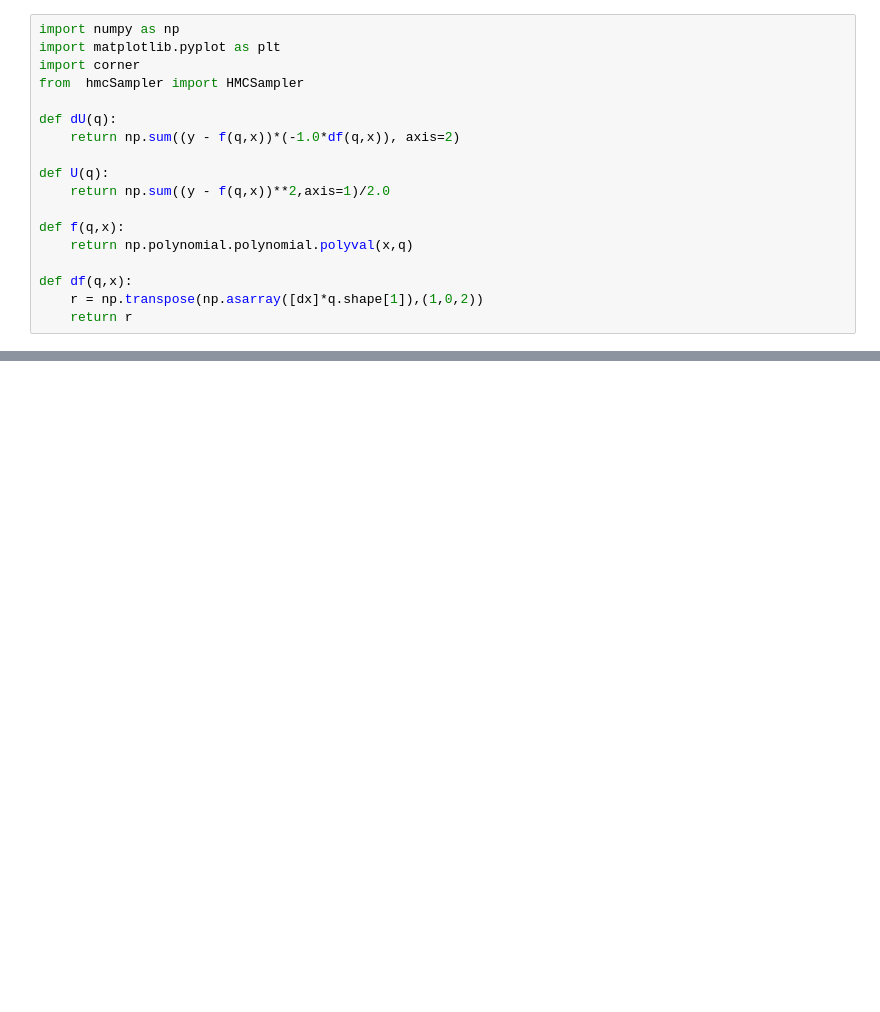
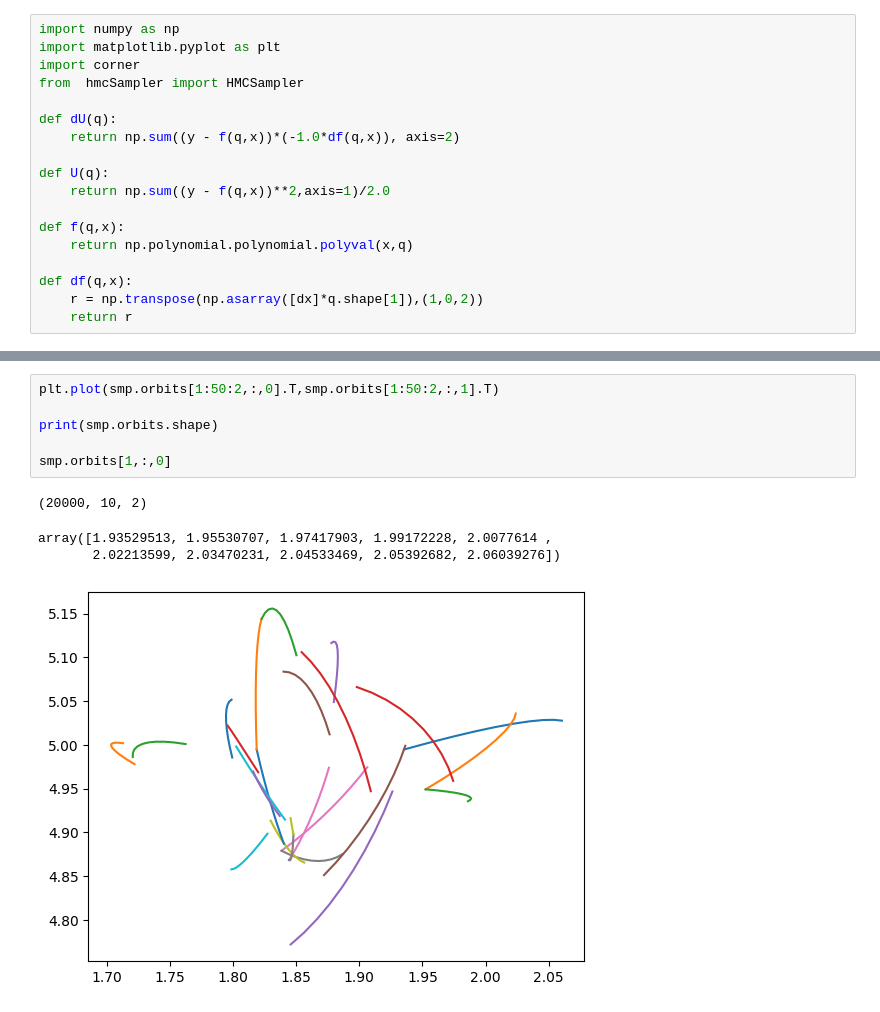
Before and after one commit to dylannpaterson/HMC, a Jupyter notebook: example.ipynb, the cells around one changed output, grey strips where cells are left out. Saved outputs shown, nothing was run; the diff lists cells and outputs as text; blank space fills up the shorter version.

```diff
--- a/example.ipynb
+++ b/example.ipynb
@@ -68,0 +85,11 @@ plt.show()
+# %%
+plt.plot(smp.orbits[1:50:2,:,0].T,smp.orbits[1:50:2,:,1].T)
+
+print(smp.orbits.shape)
+
+smp.orbits[1,:,0]
+# %% [output]
+(20000, 10, 2)
+array([1.93529513, 1.95530707, 1.97417903, 1.99172228, 2.0077614 ,
+       2.02213599, 2.03470231, 2.04533469, 2.05392682, 2.06039276])
+[figure, added]
```
Also changed, not shown: parts of 4 cells of this notebook, 1 other file.
